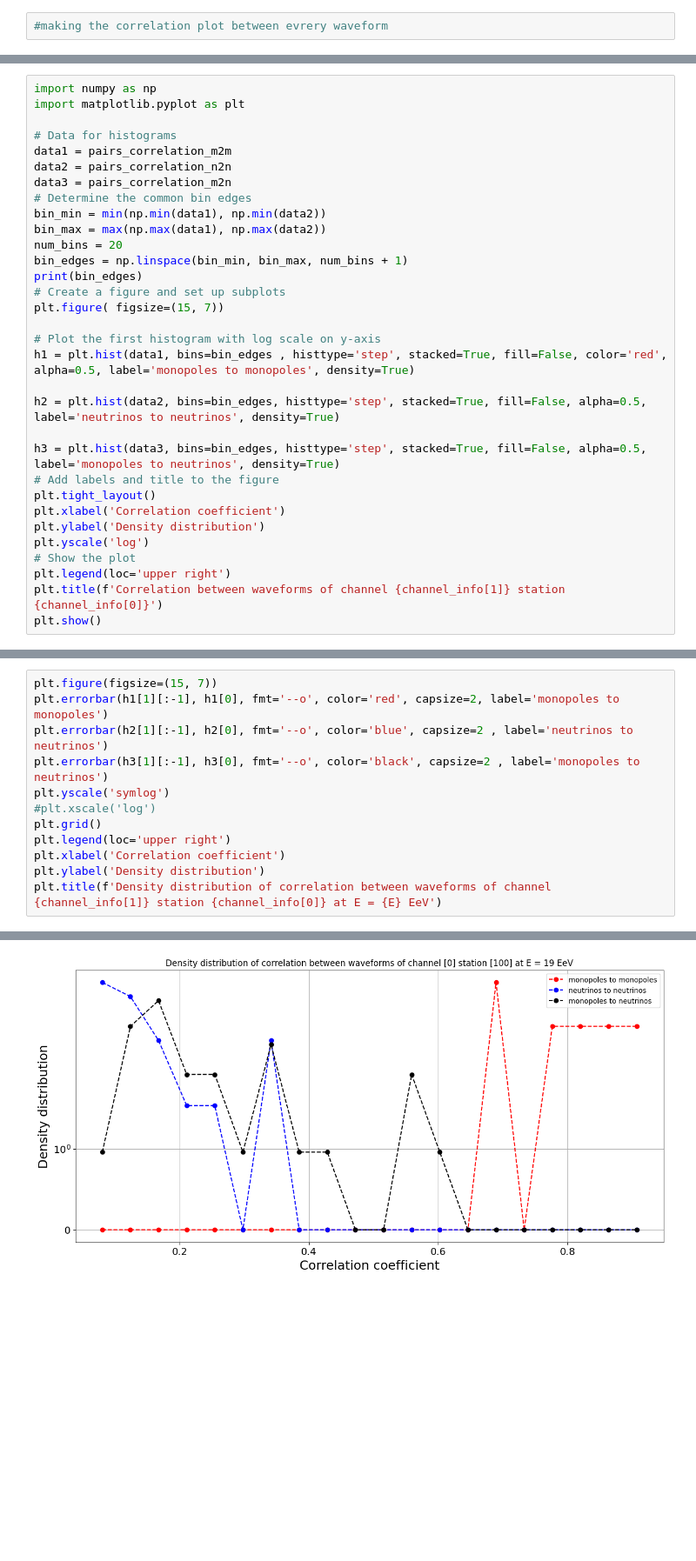
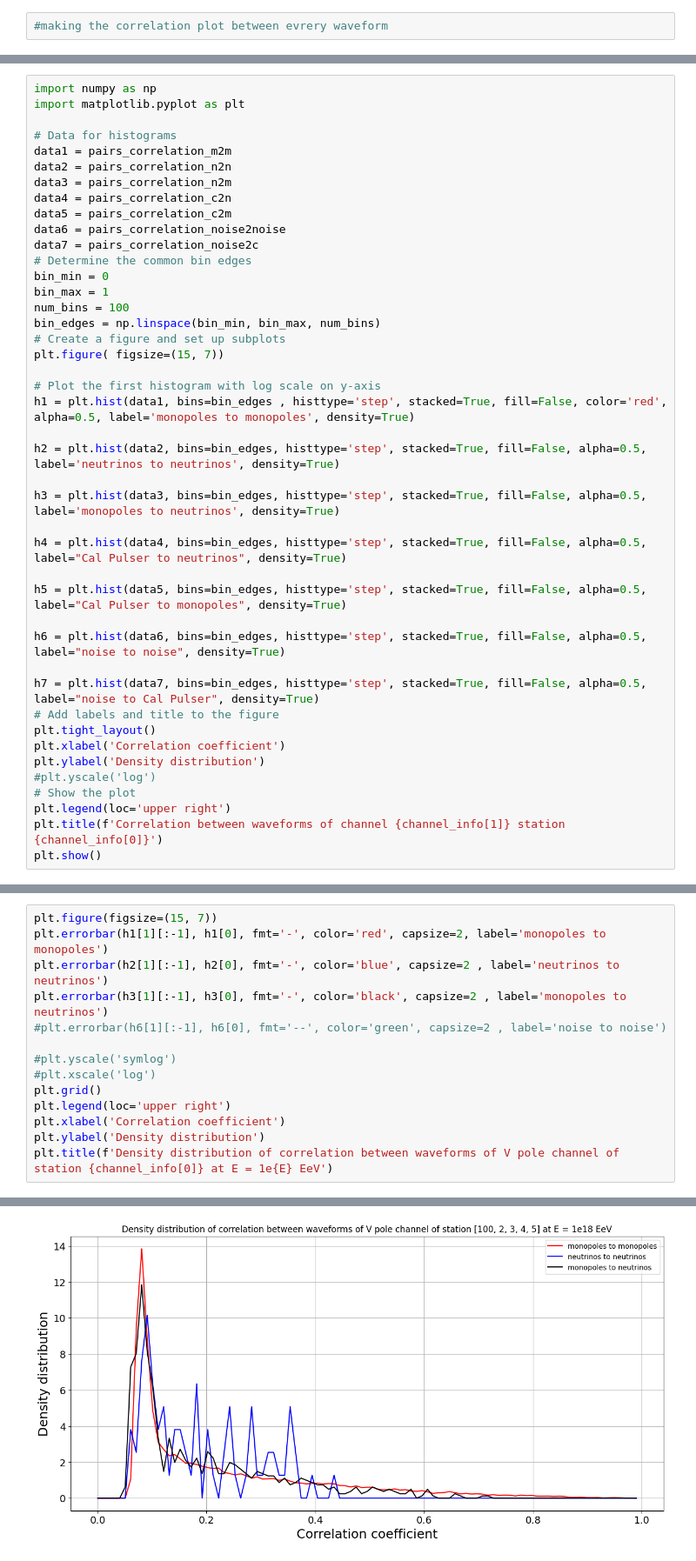
Before and after one commit to Teikiet/Monopoles_TK, a Jupyter notebook: Analyzing/Correlation.ipynb, the cells around one changed output, grey strips where cells are left out. Shown at 87% size. Cells and saved outputs as stored; diff of their text form; blank space fills up the shorter version.

```diff
--- a/Analyzing/Correlation.ipynb
+++ b/Analyzing/Correlation.ipynb
@@ -141,13 +242,16 @@ import matplotlib.pyplot as plt
 # Data for histograms
 data1 = pairs_correlation_m2m
 data2 = pairs_correlation_n2n
-data3 = pairs_correlation_m2n
+data3 = pairs_correlation_n2m
+data4 = pairs_correlation_c2n
+data5 = pairs_correlation_c2m
+data6 = pairs_correlation_noise2noise
+data7 = pairs_correlation_noise2c
 # Determine the common bin edges
-bin_min = min(np.min(data1), np.min(data2))
-bin_max = max(np.max(data1), np.max(data2))
-num_bins = 20
-bin_edges = np.linspace(bin_min, bin_max, num_bins + 1)
-print(bin_edges)
+bin_min = 0
+bin_max = 1
+num_bins = 100
+bin_edges = np.linspace(bin_min, bin_max, num_bins)
 # Create a figure and set up subplots
 plt.figure( figsize=(15, 7))
 
@@ -157,11 +261,19 @@ h1 = plt.hist(data1, bins=bin_edges , histtype='step', stacked=True, fill=False,
 h2 = plt.hist(data2, bins=bin_edges, histtype='step', stacked=True, fill=False, alpha=0.5, label='neutrinos to neutrinos', density=True)
 
 h3 = plt.hist(data3, bins=bin_edges, histtype='step', stacked=True, fill=False, alpha=0.5, label='monopoles to neutrinos', density=True)
+
+h4 = plt.hist(data4, bins=bin_edges, histtype='step', stacked=True, fill=False, alpha=0.5, label="Cal Pulser to neutrinos", density=True)
+
+h5 = plt.hist(data5, bins=bin_edges, histtype='step', stacked=True, fill=False, alpha=0.5, label="Cal Pulser to monopoles", density=True)
+
+h6 = plt.hist(data6, bins=bin_edges, histtype='step', stacked=True, fill=False, alpha=0.5, label="noise to noise", density=True)
+
+h7 = plt.hist(data7, bins=bin_edges, histtype='step', stacked=True, fill=False, alpha=0.5, label="noise to Cal Pulser", density=True)
 # Add labels and title to the figure
 plt.tight_layout()
 plt.xlabel('Correlation coefficient')
 plt.ylabel('Density distribution')
-plt.yscale('log')
+#plt.yscale('log')
 # Show the plot
 plt.legend(loc='upper right')
 plt.title(f'Correlation between waveforms of channel {channel_info[1]} station {channel_info[0]}')
@@ -175,13 +283,15 @@ plt.show()
 # %%
 plt.figure(figsize=(15, 7))
-plt.errorbar(h1[1][:-1], h1[0], fmt='--o', color='red', capsize=2, label='monopoles to monopoles')
-plt.errorbar(h2[1][:-1], h2[0], fmt='--o', color='blue', capsize=2 , label='neutrinos to neutrinos')
-plt.errorbar(h3[1][:-1], h3[0], fmt='--o', color='black', capsize=2 , label='monopoles to neutrinos')
-plt.yscale('symlog')
+plt.errorbar(h1[1][:-1], h1[0], fmt='-', color='red', capsize=2, label='monopoles to monopoles')
+plt.errorbar(h2[1][:-1], h2[0], fmt='-', color='blue', capsize=2 , label='neutrinos to neutrinos')
+plt.errorbar(h3[1][:-1], h3[0], fmt='-', color='black', capsize=2 , label='monopoles to neutrinos')
+#plt.errorbar(h6[1][:-1], h6[0], fmt='--', color='green', capsize=2 , label='noise to noise')
+
+#plt.yscale('symlog')
 #plt.xscale('log')
 plt.grid()
 plt.legend(loc='upper right')
 plt.xlabel('Correlation coefficient')
 plt.ylabel('Density distribution')
-plt.title(f'Density distribution of correlation between waveforms of channel {channel_info[1]} station {channel_info[0]} at E = {E} EeV')
+plt.title(f'Density distribution of correlation between waveforms of V pole channel of station {channel_info[0]} at E = 1e{E} EeV')
 # %% [output]
@@ -189 +299 @@ Text(0.5, 1.0, 'Density distribution of correlation between waveforms of channel
-[figure, old version]
+[figure, new version]
```
Also changed, not shown: parts of 16 cells of this notebook, 1 other file.
